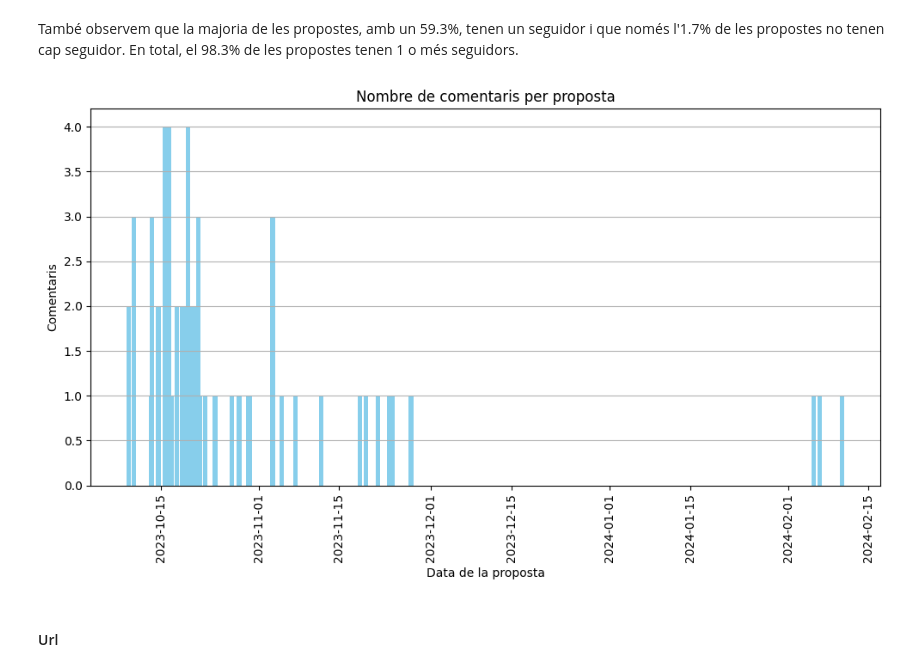
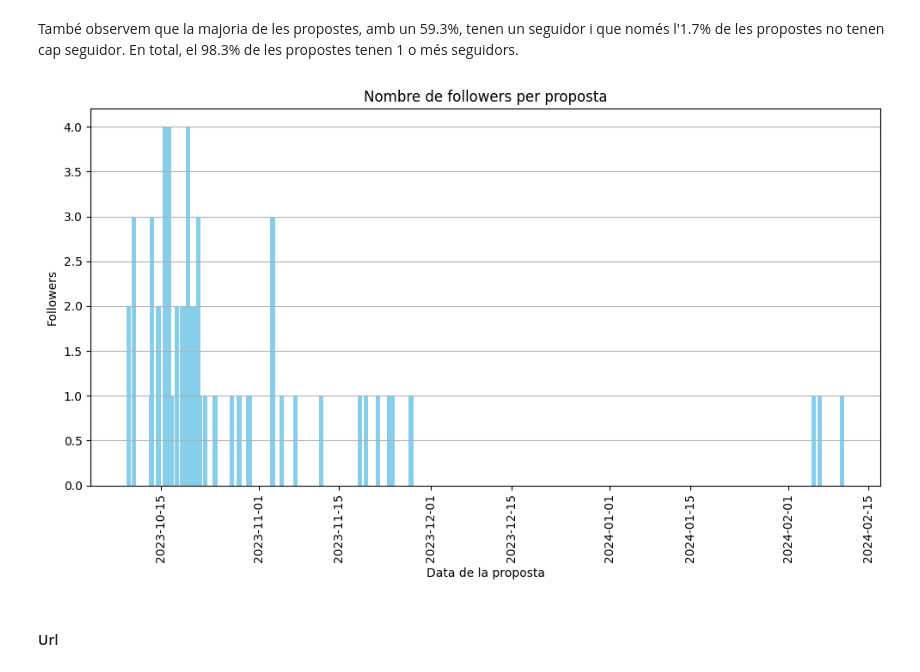
Before and after one commit to NoOPeEKS/dades-assemblea-clima, a Jupyter notebook: exploracio_csv.ipynb, the cells around one changed output. Drawn from its saved outputs; the diff is of its cells as text; code cells hidden in the pictures.

Commit message:
Corregit títol grafic followers

```diff
--- a/exploracio_csv.ipynb
+++ b/exploracio_csv.ipynb
@@ -462,17 +462,17 @@ També observem que la majoria de les propostes, amb un 59.3%, tenen un seguidor
 # %%
 data = df_proposals['published_at']
 followers = df_proposals['followers']
 plt.figure(figsize=(10,6))
 plt.bar(data, followers, color='skyblue')
 plt.xlabel("Data de la proposta")
-plt.ylabel("Comentaris")
-plt.title("Nombre de comentaris per proposta")
+plt.ylabel("Followers")
+plt.title("Nombre de followers per proposta")
 plt.xticks(rotation=90)
 plt.grid(axis='y')
 plt.tight_layout()
 plt.show()
 # %% [output]
-[figure, old version]
+[figure, new version]
 # %% [markdown]
 #### Url
 # %%
```
Also changed, not shown: parts of 1 cell of this notebook.
